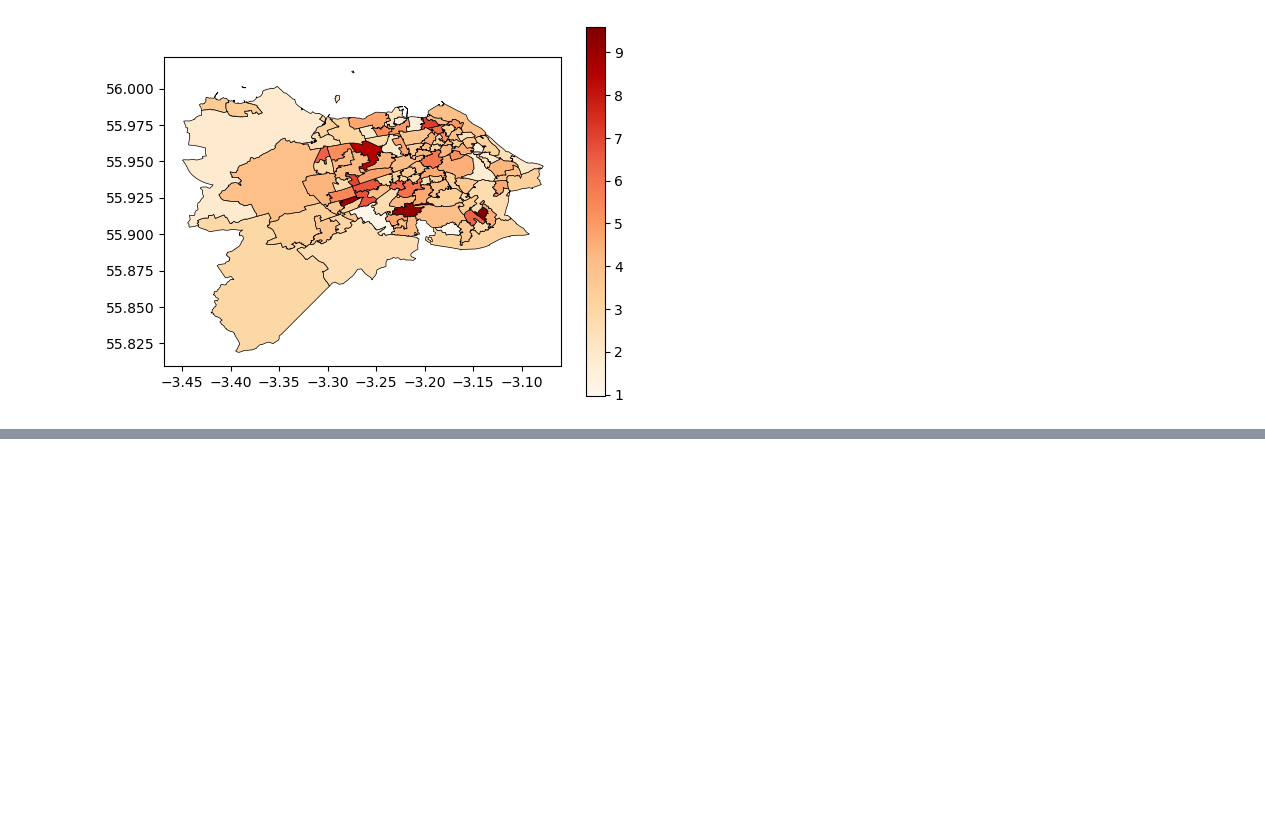
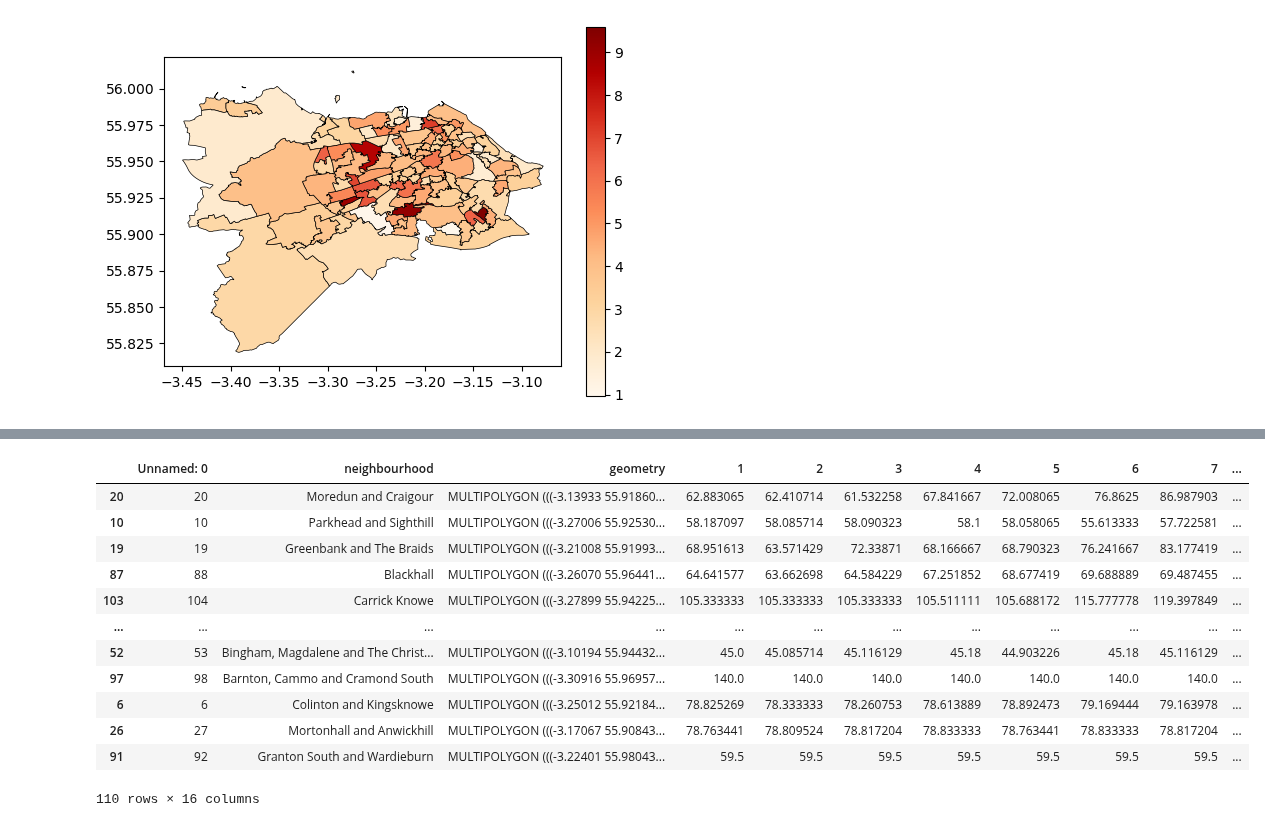
Before and after one commit to Arnesh997/FDS-Airbnb, a Jupyter notebook: main_3_arnesh_1.ipynb, the cells around one changed output, grey strips where cells are left out. Drawn from its saved outputs; the diff is of its cells as text; code cells hidden in the pictures; blank space fills up the shorter version.

```diff
--- a/main_3_arnesh_1.ipynb
+++ b/main_3_arnesh_1.ipynb
@@ -344,0 +396,16 @@ grouped_df_nbd.plot(column='price_std', legend=True, cmap='OrRd', edgecolor='bla
+# %%
+grouped_nbd_monthly_price.sort_values(by='price_std', ascending=False)
+# %% [output]
+|  | Unnamed: 0 | neighbourhood | geometry | 1 | 2 | 3 | 4 | 5 | 6 | 7 | ... |
+| 20 | 20 | Moredun and Craigour | MULTIPOLYGON (((-3.13933 55.91860... | 62.883065 | 62.410714 | 61.532258 | 67.841667 | 72.008065 | 76.8625 | 86.987903 | ... |
+| 10 | 10 | Parkhead and Sighthill | MULTIPOLYGON (((-3.27006 55.92530... | 58.187097 | 58.085714 | 58.090323 | 58.1 | 58.058065 | 55.613333 | 57.722581 | ... |
+| 19 | 19 | Greenbank and The Braids | MULTIPOLYGON (((-3.21008 55.91993... | 68.951613 | 63.571429 | 72.33871 | 68.166667 | 68.790323 | 76.241667 | 83.177419 | ... |
+| 87 | 88 | Blackhall | MULTIPOLYGON (((-3.26070 55.96441... | 64.641577 | 63.662698 | 64.584229 | 67.251852 | 68.677419 | 69.688889 | 69.487455 | ... |
+| 103 | 104 | Carrick Knowe | MULTIPOLYGON (((-3.27899 55.94225... | 105.333333 | 105.333333 | 105.333333 | 105.511111 | 105.688172 | 115.777778 | 119.397849 | ... |
+| ... | ... | ... | ... | ... | ... | ... | ... | ... | ... | ... | ... |
+| 52 | 53 | Bingham, Magdalene and The Christ... | MULTIPOLYGON (((-3.10194 55.94432... | 45.0 | 45.085714 | 45.116129 | 45.18 | 44.903226 | 45.18 | 45.116129 | ... |
+| 97 | 98 | Barnton, Cammo and Cramond South | MULTIPOLYGON (((-3.30916 55.96957... | 140.0 | 140.0 | 140.0 | 140.0 | 140.0 | 140.0 | 140.0 | ... |
+| 6 | 6 | Colinton and Kingsknowe | MULTIPOLYGON (((-3.25012 55.92184... | 78.825269 | 78.333333 | 78.260753 | 78.613889 | 78.892473 | 79.169444 | 79.163978 | ... |
+| 26 | 27 | Mortonhall and Anwickhill | MULTIPOLYGON (((-3.17067 55.90843... | 78.763441 | 78.809524 | 78.817204 | 78.833333 | 78.763441 | 78.833333 | 78.817204 | ... |
+| 91 | 92 | Granton South and Wardieburn | MULTIPOLYGON (((-3.22401 55.98043... | 59.5 | 59.5 | 59.5 | 59.5 | 59.5 | 59.5 | 59.5 | ... |
+110 rows × 16 columns
```
Also changed, not shown: parts of 14 cells of this notebook, 1 other file.
